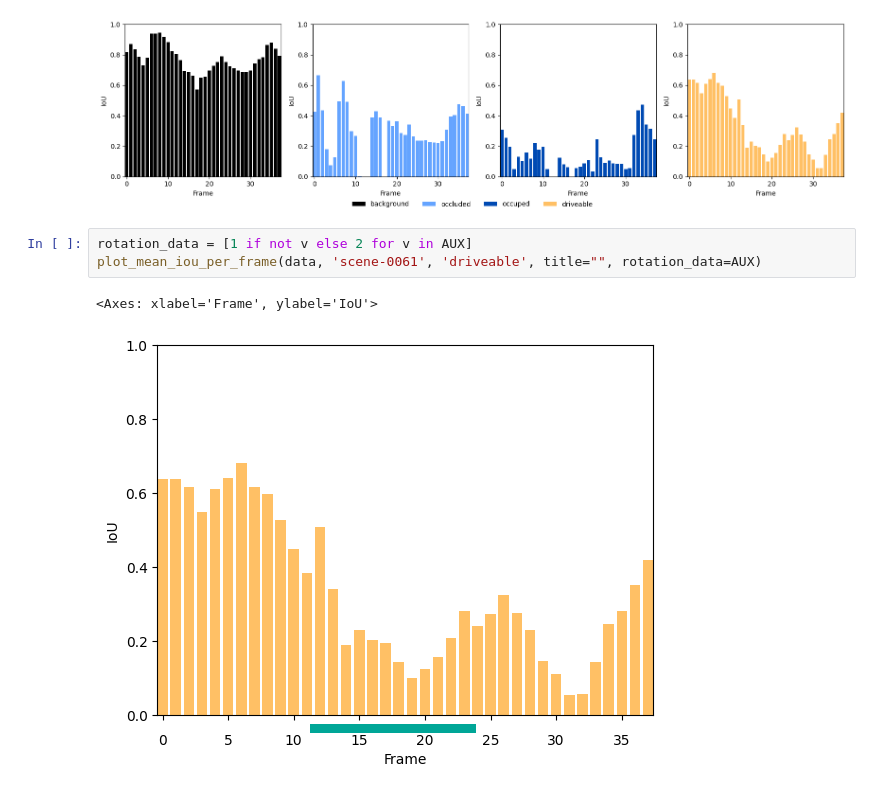
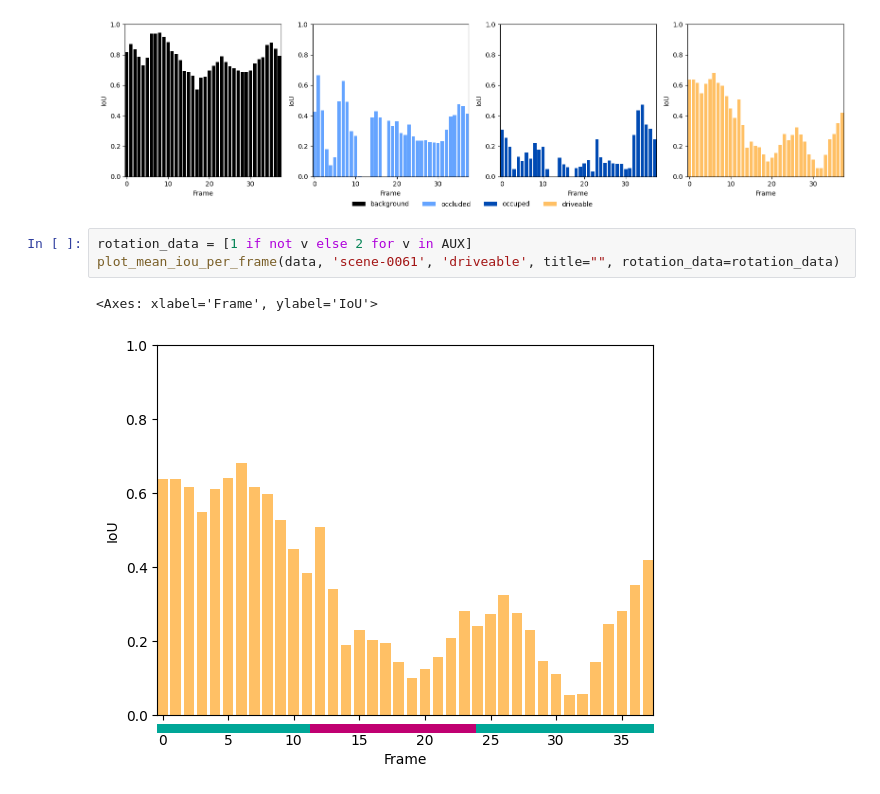
Before and after one commit to alanglk/BEV2Seg_2, a Jupyter notebook: notebooks/evaluate_masks.ipynb, the cells around one changed output. Drawn from its saved outputs; the diff is of its cells as text.

```diff
--- a/notebooks/evaluate_masks.ipynb
+++ b/notebooks/evaluate_masks.ipynb
@@ -349,7 +349,7 @@ plot_mean_iou_frames_comparison(data,
 [figure]
 # %%
 rotation_data = [1 if not v else 2 for v in AUX]
-plot_mean_iou_per_frame(data, 'scene-0061', 'driveable', title="", rotation_data=AUX)
+plot_mean_iou_per_frame(data, 'scene-0061', 'driveable', title="", rotation_data=rotation_data)
 # %% [output]
 <Axes: xlabel='Frame', ylabel='IoU'>
-[figure, old version]
+[figure, new version]
```
Also changed, not shown: 4 other files.
